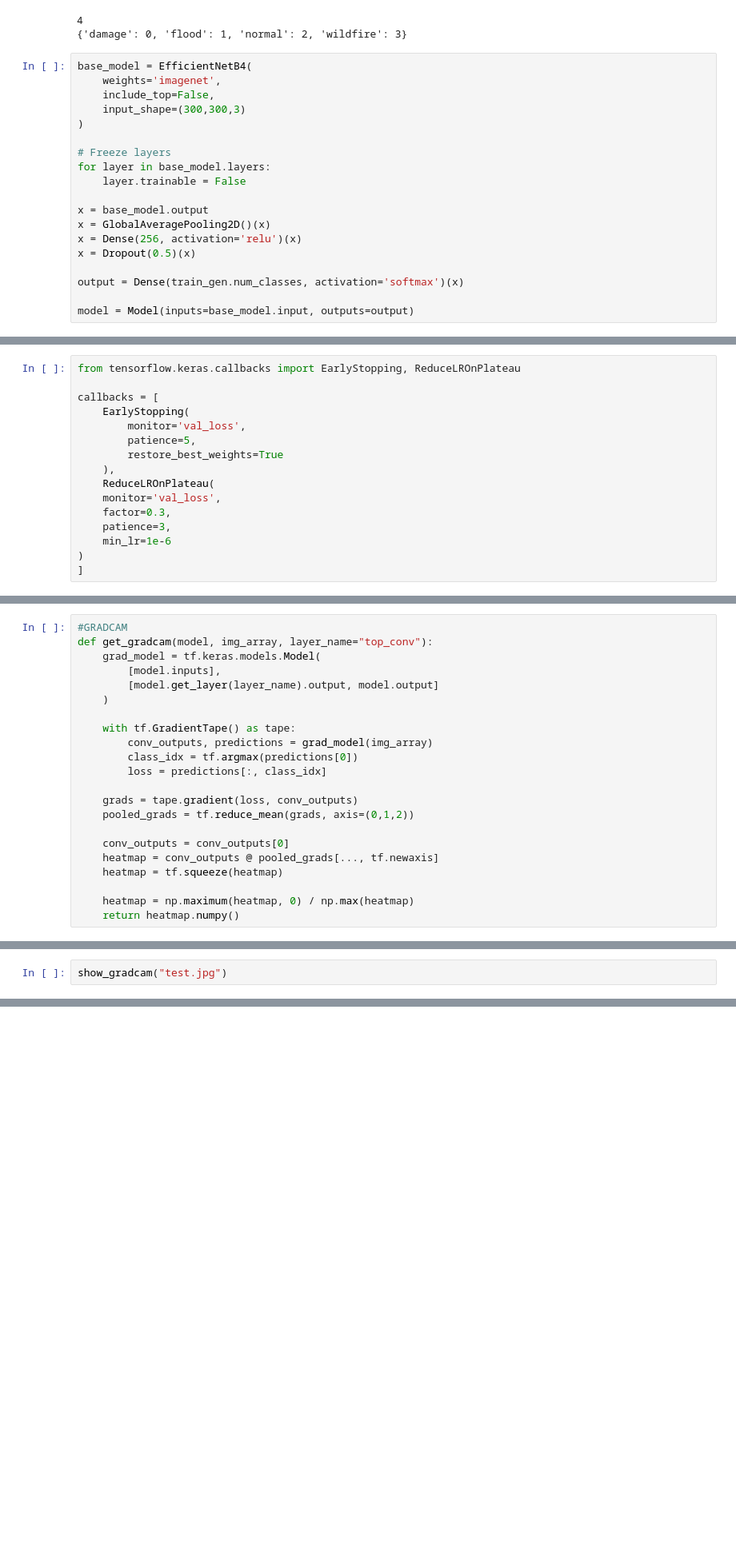
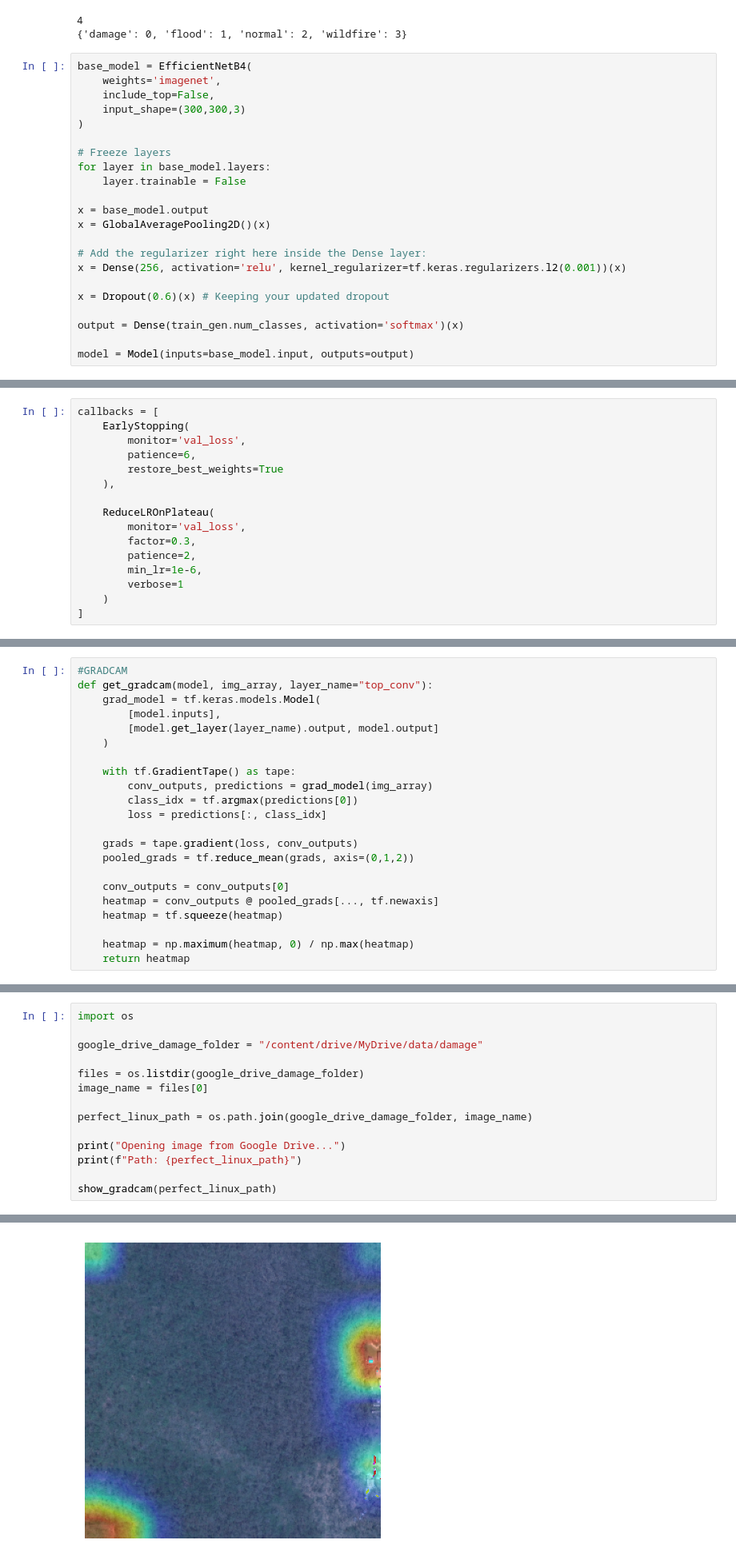
Before and after one commit to KanishkJaiswal-111/Satellite-Disaster-Detection-System, a Jupyter notebook: src/main.ipynb, the cells around one changed output, grey strips where cells are left out. Shown at 80% size. Cells and saved outputs as stored; diff of their text form; blank space fills up the shorter version.

```diff
--- a/src/main.ipynb
+++ b/src/main.ipynb
@@ -88,8 +92,11 @@ for layer in base_model.layers:
 
 x = base_model.output
 x = GlobalAveragePooling2D()(x)
-x = Dense(256, activation='relu')(x)
-x = Dropout(0.5)(x)
+
+# Add the regularizer right here inside the Dense layer:
+x = Dense(256, activation='relu', kernel_regularizer=tf.keras.regularizers.l2(0.001))(x)
+
+x = Dropout(0.6)(x) # Keeping your updated dropout
 
 output = Dense(train_gen.num_classes, activation='softmax')(x)
 
@@ -97,17 +107,17 @@ model = Model(inputs=base_model.input, outputs=output)
 # %%
-from tensorflow.keras.callbacks import EarlyStopping, ReduceLROnPlateau
-
 callbacks = [
     EarlyStopping(
         monitor='val_loss',
-        patience=5,
+        patience=6,
         restore_best_weights=True
     ),
+
     ReduceLROnPlateau(
-    monitor='val_loss',
-    factor=0.3,
-    patience=3,
-    min_lr=1e-6
-)
+        monitor='val_loss',
+        factor=0.3,
+        patience=2,
+        min_lr=1e-6,
+        verbose=1
+    )
 ]
 # %%
@@ -199,5 +230,5 @@ def get_gradcam(model, img_array, layer_name="top_conv"):
     heatmap = tf.squeeze(heatmap)
 
     heatmap = np.maximum(heatmap, 0) / np.max(heatmap)
-    return heatmap.numpy()
+    return heatmap
 # %%
@@ -220,4 +276,17 @@ def show_gradcam(img_path):
     plt.axis("off")
     plt.show()
 # %%
-show_gradcam("test.jpg")
+import os
+
+google_drive_damage_folder = "/content/drive/MyDrive/data/damage"
+
+files = os.listdir(google_drive_damage_folder)
+image_name = files[0]
+
+perfect_linux_path = os.path.join(google_drive_damage_folder, image_name)
+
+print("Opening image from Google Drive...")
+print(f"Path: {perfect_linux_path}")
+
+show_gradcam(perfect_linux_path)
+# %% [output]
@@ -223,0 +295 @@ show_gradcam("test.jpg")
+[figure, added]
```
Also changed, not shown: parts of 10 cells of this notebook.
